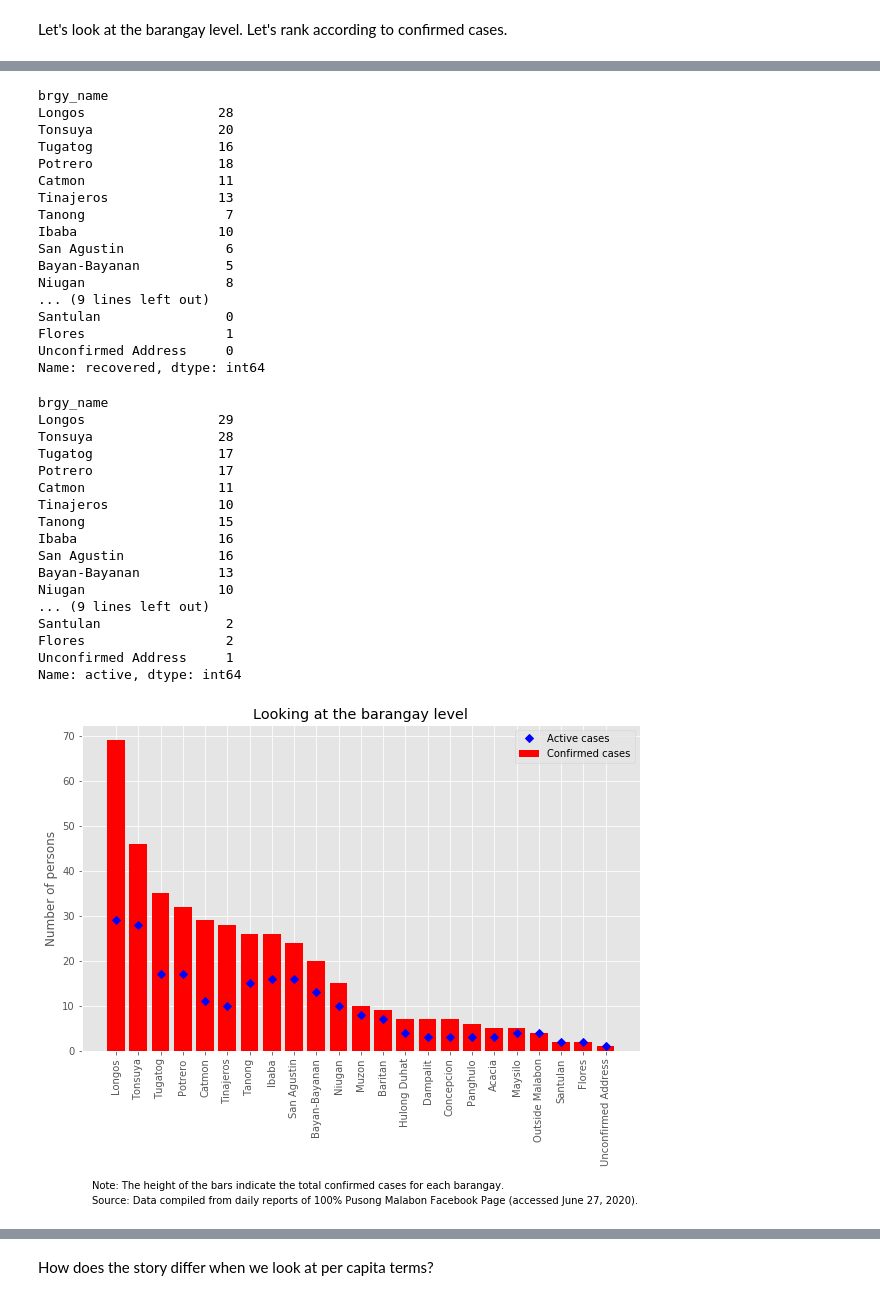
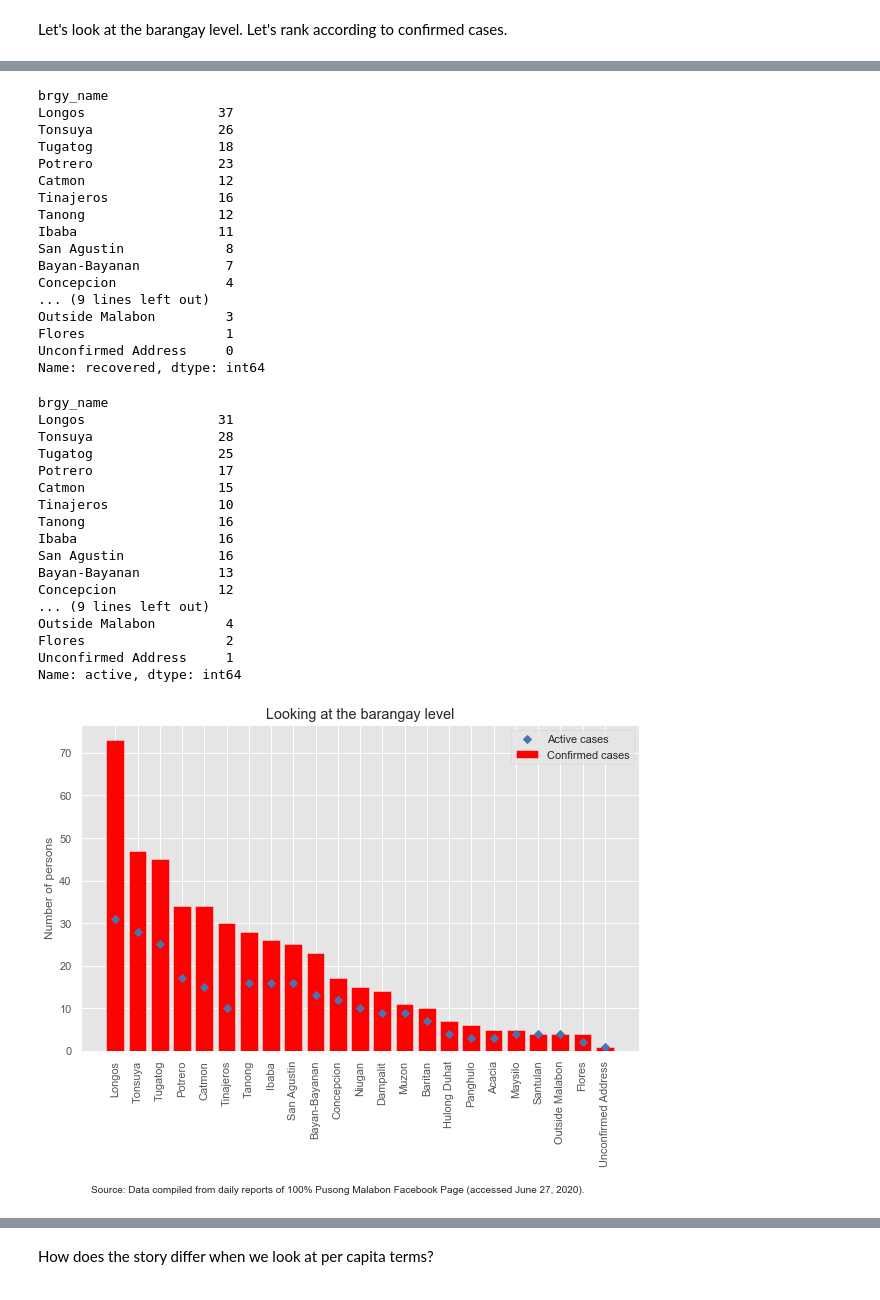
Before and after one commit to jessonpagaduan/covid_malabon, a Jupyter notebook: malabon-covid19.ipynb, the cells around one changed output, grey strips where cells are left out. Saved outputs shown, nothing was run; the diff lists cells and outputs as text; code cells hidden in the pictures.

```diff
--- a/malabon-covid19.ipynb
+++ b/malabon-covid19.ipynb
@@ -15,7 +16,7 @@ plt.style.use('ggplot')
 # %% [markdown]
 The raw data is available to the public and uploaded in my GitHub. Let's read the dataset from the GitHub repository:
 # %%
-url1 = 'https://raw.githubusercontent.com/jessonpagaduan/covid_malabon/master/covid_malabon_jupyter_june26.csv'
+url1 = 'https://raw.githubusercontent.com/jessonpagaduan/covid_malabon/master/covid_malabon_jupyter_june29.csv'
 df1 = pd.read_csv(url1, header=0, index_col=0)
 # %% [markdown]
 ### 2. Tidying data
@@ -375,6 +376,7 @@ df3 = df3.assign(confirmed_pc_4k = lambda x: 4000 * x.confirmed / x.population)
 df3 = df3.assign(death_pc_4k = lambda x: 4000 * x.death / x.population)
 df3 = df3.assign(recovered_pc_4k = lambda x: 4000 * x.recovered / x.population)
 df3 = df3.assign(death_pc_4k = lambda x: 4000 * x.death / x.population)
+df3 = df3.assign(cfr = lambda x: 100 * x.death / x.confirmed)
 # %%
 df3.replace(np.inf, 0, inplace=True)
 df3.fillna(0, inplace=True)
@@ -472,6 +474,6 @@ df3.groupby(level=0).rolling(7).mean().iloc[:, 13:]
 # %%
-df3[['case_ma', 'death_ma', 'recovered_ma', 'active_ma']] = df3.groupby(level=0).rolling(7).mean().iloc[:, 13:].reset_index(level=0, drop=True)
+df3[['cfr_ma', 'case_ma', 'death_ma', 'recovered_ma', 'active_ma']] = df3.groupby(level=0).rolling(7).mean().iloc[:, 13:].reset_index(level=0, drop=True)
 # %%
 df3.fillna(0, inplace=True)
 df3 = df3.astype('int64')
-df3
+df3['cfr_ma'] = df3['cfr_ma'].astype('float64')
@@ -643,19 +670,19 @@ brgy_recovered = df3.groupby(level=0).max().sort_values(by='confirmed', ascendin
 brgy_recovered
 # %% [output]
 brgy_name
-Longos                 28
-Tonsuya                20
-Tugatog                16
-Potrero                18
-Catmon                 11
-Tinajeros              13
-Tanong                  7
-Ibaba                  10
-San Agustin             6
-Bayan-Bayanan           5
-Niugan                  8
+Longos                 37
+Tonsuya                26
+Tugatog                18
+Potrero                23
+Catmon                 12
+Tinajeros              16
+Tanong                 12
+Ibaba                  11
+San Agustin             8
+Bayan-Bayanan           7
+Concepcion              4
 ... (9 lines left out)
-Santulan                0
+Outside Malabon         3
 Flores                  1
 Unconfirmed Address     0
 Name: recovered, dtype: int64
@@ -665,19 +692,19 @@ brgy_active = df3.groupby(level=0).max().sort_values(by='confirmed', ascending=F
 brgy_active
 # %% [output]
 brgy_name
-Longos                 29
+Longos                 31
 Tonsuya                28
-Tugatog                17
+Tugatog                25
 Potrero                17
-Catmon                 11
+Catmon                 15
 Tinajeros              10
-Tanong                 15
+Tanong                 16
 Ibaba                  16
 San Agustin            16
 Bayan-Bayanan          13
-Niugan                 10
+Concepcion             12
 ... (9 lines left out)
-Santulan                2
+Outside Malabon         4
 Flores                  2
 Unconfirmed Address     1
 Name: active, dtype: int64
@@ -684,19 +713,17 @@ Name: active, dtype: int64
 # %%
 fig, ax = plt.subplots(figsize=(10, 6))
 ax.bar(brgy_confirmed.index, brgy_confirmed, color='red', label='Confirmed cases')
 ax.plot(brgy_active, 'bD', label='Active cases')
 plt.xticks(rotation=90)
 ax.set_title('Looking at the barangay level')
 ax.set_xlabel('')
 ax.set_ylabel('Number of persons')
 ax.legend()
-ax.annotate('Note: The height of the bars indicate the total confirmed cases for each barangay.',
-            (0,0), (10,-130), xycoords='axes fraction', textcoords='offset points', va='top')
 ax.annotate('Source: Data compiled from daily reports of 100% Pusong Malabon Facebook Page (accessed June 27, 2020).',
-            (0,0), (10,-145), xycoords='axes fraction', textcoords='offset points', va='top')
+            (0,0), (10,-135), xycoords='axes fraction', textcoords='offset points', va='top')
 plt.show()
 # %% [output]
-[figure, old version]
+[figure, new version]
 # %%
 fig, ax = plt.subplots(figsize=(10, 6))
 ax.bar(df3.loc['Malabon City'].index, df3.loc['Malabon City', 'new_case'], color='green', alpha=0.4, label='New cases, city-wide')
```
Also changed, not shown: parts of 67 cells of this notebook.
